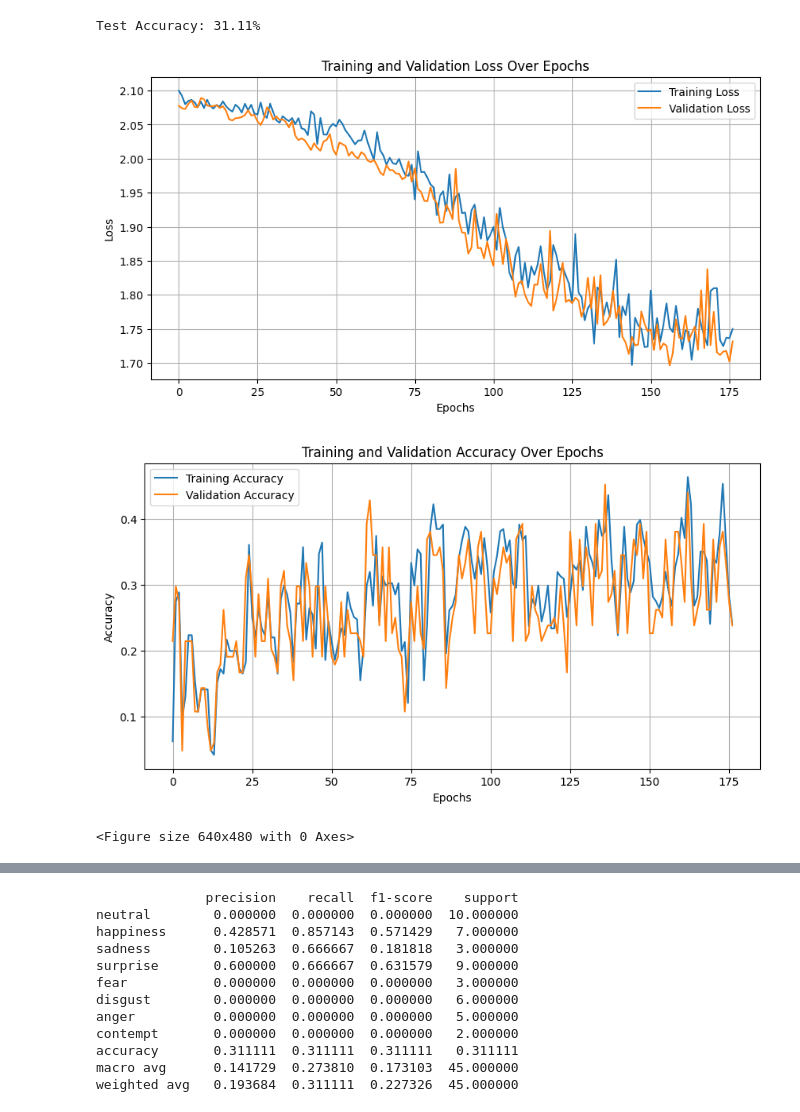
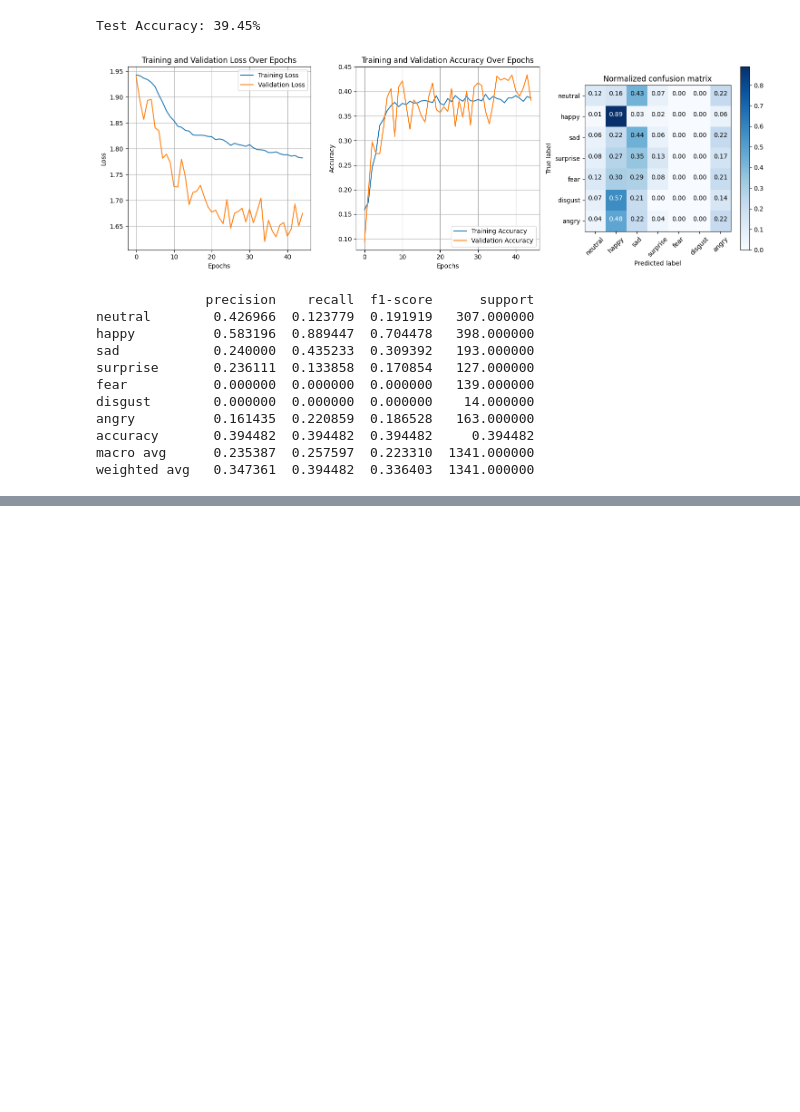
Before and after one commit to Dexytron/graph-ml-FER, a Jupyter notebook: Basic_GCN.ipynb, the cells around one changed output, grey strips where cells are left out. Drawn from its saved outputs; the diff is of its cells as text; code cells hidden in the pictures; blank space fills up the shorter version.

Commit message:
update data split and loading

```diff
--- a/Basic_GCN.ipynb
+++ b/Basic_GCN.ipynb
@@ -163,7 +74,7 @@ class SimpleGCN(torch.nn.Module):
         self.lin = torch.nn.Linear(hidden_dim, output_dim)
 
     def forward(self, data):
-        x, edge_index, batch = data.x, data.edge_index, data.batch
+        x, edge_index, batch = data.x.to(torch.float), data.edge_index.to(torch.int64), data.batch
         x = self.conv1(x, edge_index)
         x = F.relu(x)
         x = self.conv2(x, edge_index)
@@ -180,7 +91,6 @@ val_loader = DataLoader(val_data, batch_size=batch_size, shuffle=False)
 test_loader = DataLoader(test_data, batch_size=batch_size, shuffle=False)
 
 # Define the training and evaluation functions
-
 def train():
     model.train()
     total_loss = 0
@@ -218,9 +128,12 @@ def evaluate(loader):
             all_labels.extend(data.y.cpu().numpy())
     return correct / total, val_loss / len(loader), all_labels, all_preds
 
+# Get number of classes
+output_dim = len(np.unique([data.y.item() for data in train_data]))
+
 # Initialize model, optimizer, and criterion
 device = torch.device('cuda' if torch.cuda.is_available() else 'cpu')
-model = SimpleGCN(input_dim=3, hidden_dim=32, output_dim=8, K=8).to(device)
+model = SimpleGCN(input_dim=3, hidden_dim=32, output_dim=output_dim, K=3).to(device)
 optimizer = torch.optim.Adam(model.parameters(), lr=0.001)
 
 # Calculate class weights
@@ -230,7 +143,7 @@ class_weights = class_weights / class_weights.sum()
 class_weights = torch.tensor(class_weights, dtype=torch.float).to(device)
 criterion = torch.nn.CrossEntropyLoss(weight=class_weights)
 
-early_stopping = EarlyStopping(patience=20, delta=0.001)
+early_stopping = EarlyStopping(patience=10, delta=0.001)
 
 train_losses, val_losses = [], []
 train_accuracies, val_accuracies = [], []
@@ -243,7 +156,8 @@ for epoch in range(1, 501):
     val_losses.append(val_loss)
     train_accuracies.append(train_acc)
     val_accuracies.append(val_acc)
-    print(f'Epoch: {epoch:03d}, Train Loss: {train_loss:.4f}, Val Loss: {val_loss:.4f}, Train Acc: {int(100 * train_acc):03d}%, Val Acc: {int(100 * val_acc):03d}%')
+    print(f'Epoch: {epoch:03d}, Train Loss: {train_loss:.4f}, Val Loss: {val_loss:.4f}, '
+          f'Train Acc: {int(100 * train_acc):02d}%, Val Acc: {int(100 * val_acc):02d}%')
 
     early_stopping(val_loss, model)
     if early_stopping.early_stop:
@@ -276,8 +190,10 @@ Early stopping
 test_acc, _, test_labels, test_preds = evaluate(test_loader)
 print(f'Test Accuracy: {100 * test_acc:.2f}%')
 
+plt.figure(figsize=(15, 5))
+
 # Plotting training and validation loss
-plt.figure(figsize=(10, 5))
+plt.subplot(1, 3, 1)
 plt.plot(train_losses, label='Training Loss')
 plt.plot(val_losses, label='Validation Loss')
 plt.xlabel('Epochs')
@@ -285,10 +201,10 @@ plt.ylabel('Loss')
 plt.title('Training and Validation Loss Over Epochs')
 plt.legend()
 plt.grid(True)
-plt.show()
+# plt.show()
 
 # Plotting training and validation accuracy
-plt.figure(figsize=(10, 5))
+plt.subplot(1, 3, 2)
 plt.plot(train_accuracies, label='Training Accuracy')
 plt.plot(val_accuracies, label='Validation Accuracy')
 plt.xlabel('Epochs')
@@ -296,12 +212,12 @@ plt.ylabel('Accuracy')
 plt.title('Training and Validation Accuracy Over Epochs')
 plt.legend()
 plt.grid(True)
-plt.show()
+# plt.show()
 
 # Function to plot confusion matrix
 def plot_confusion_matrix(cm, classes, title='Confusion matrix', cmap=plt.cm.Blues):
     cm = cm.astype('float') / cm.sum(axis=1)[:, np.newaxis]
-    plt.figure(figsize=(10, 10))
+    # plt.figure(figsize=(5, 5))
     plt.imshow(cm, interpolation='nearest', cmap=cmap)
     plt.title(title)
     plt.colorbar()
@@ -309,37 +225,50 @@ def plot_confusion_matrix(cm, classes, title='Confusion matrix', cmap=plt.cm.Blu
     plt.xticks(tick_marks, classes, rotation=45)
     plt.yticks(tick_marks, classes)
 
     fmt = '.2f'
     thresh = cm.max() / 2.
     for i, j in itertools.product(range(cm.shape[0]), range(cm.shape[1])):
         plt.text(j, i, format(cm[i, j], fmt),
                  horizontalalignment="center",
                  color="white" if cm[i, j] > thresh else "black")
 
     plt.ylabel('True label')
     plt.xlabel('Predicted label')
     plt.tight_layout()
 
 # Compute confusion matrix
 cnf_matrix = confusion_matrix(test_labels, test_preds)
-class_names = ['neutral', 'happiness', 'sadness', 'surprise', 'fear', 'disgust', 'anger', 'contempt']
+if dataset == 'ck':
+    label_mapping = {'neutral': 0, 'happiness': 1, 'sadness': 2, 'surprise': 3, 'fear': 4, 'disgust': 5, 'anger': 6, 'contempt': 7}
+elif dataset == 'fer2013':
+    label_mapping = {'neutral': 0, 'happy': 1, 'sad': 2, 'surprise': 3, 'fear': 4, 'disgust': 5, 'angry': 6}
+class_names = [name for name in label_mapping.keys()]
 
 # Plot normalized confusion matrix
-plt.figure()
+plt.subplot(1, 3, 3)
 plot_confusion_matrix(cnf_matrix, classes=class_names, title='Normalized confusion matrix')
 plt.show()
 
 # Classification report
 report = classification_report(test_labels, test_preds, target_names=class_names, output_dict=True, zero_division=0)
 
 # Convert report to DataFrame for better visualization
 report_df = pd.DataFrame(report).transpose()
 print(report_df)
 
 # Save report to CSV
-report_df.to_csv('classification_report.csv', index=True)
+# report_df.to_csv('classification_report.csv', index=True)
 # %% [output]
-Test Accuracy: 31.11%
+Test Accuracy: 39.45%
-[figure, old version]
+[figure, new version]
-[figure, removed]
-<Figure size 640x480 with 0 Axes>
+              precision    recall  f1-score      support
+neutral        0.426966  0.123779  0.191919   307.000000
+happy          0.583196  0.889447  0.704478   398.000000
+sad            0.240000  0.435233  0.309392   193.000000
+surprise       0.236111  0.133858  0.170854   127.000000
+fear           0.000000  0.000000  0.000000   139.000000
+disgust        0.000000  0.000000  0.000000    14.000000
+angry          0.161435  0.220859  0.186528   163.000000
+accuracy       0.394482  0.394482  0.394482     0.394482
+macro avg      0.235387  0.257597  0.223310  1341.000000
+weighted avg   0.347361  0.394482  0.336403  1341.000000
@@ -347,12 +274,0 @@ Test Accuracy: 31.11%
-              precision    recall  f1-score    support
-neutral        0.000000  0.000000  0.000000  10.000000
-happiness      0.428571  0.857143  0.571429   7.000000
-sadness        0.105263  0.666667  0.181818   3.000000
-surprise       0.600000  0.666667  0.631579   9.000000
-fear           0.000000  0.000000  0.000000   3.000000
-disgust        0.000000  0.000000  0.000000   6.000000
-anger          0.000000  0.000000  0.000000   5.000000
-contempt       0.000000  0.000000  0.000000   2.000000
-accuracy       0.311111  0.311111  0.311111   0.311111
-macro avg      0.141729  0.273810  0.173103  45.000000
-weighted avg   0.193684  0.311111  0.227326  45.000000
```
Also changed, not shown: parts of 13 cells of this notebook, 4 other files.
